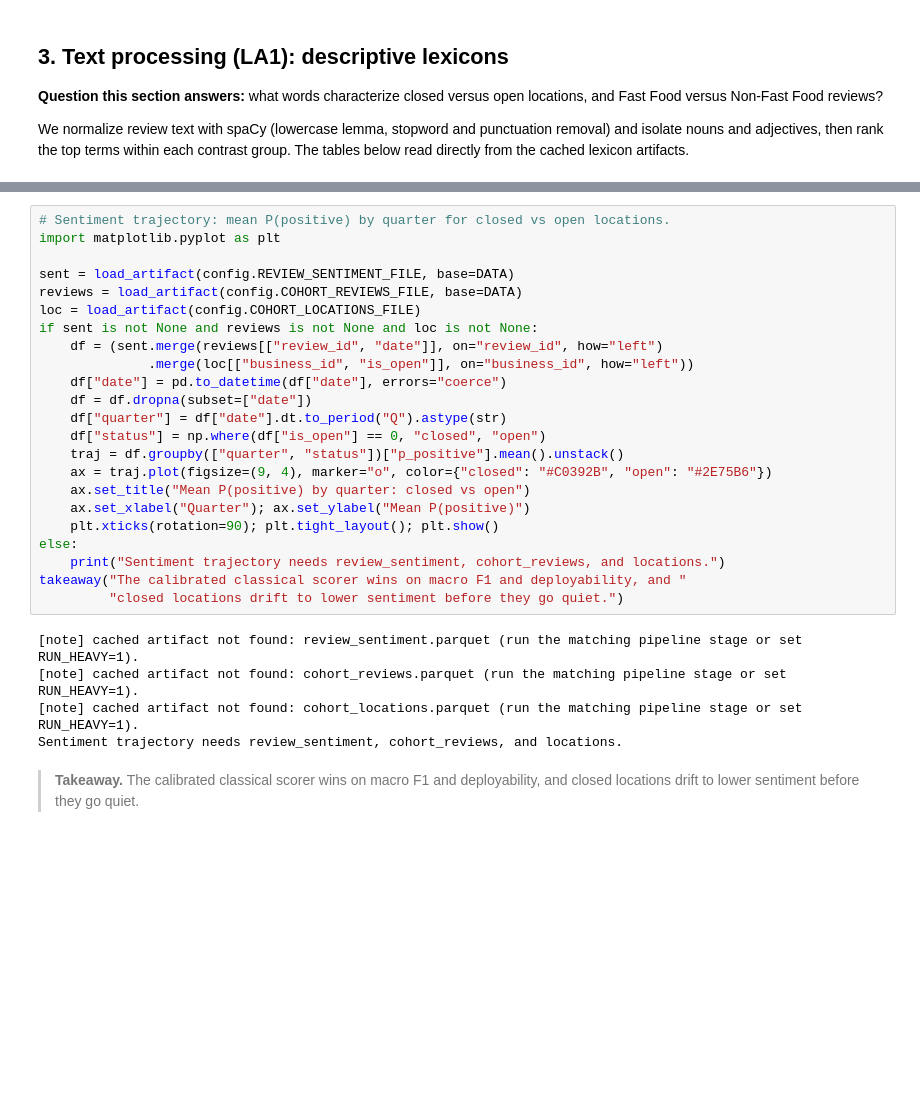
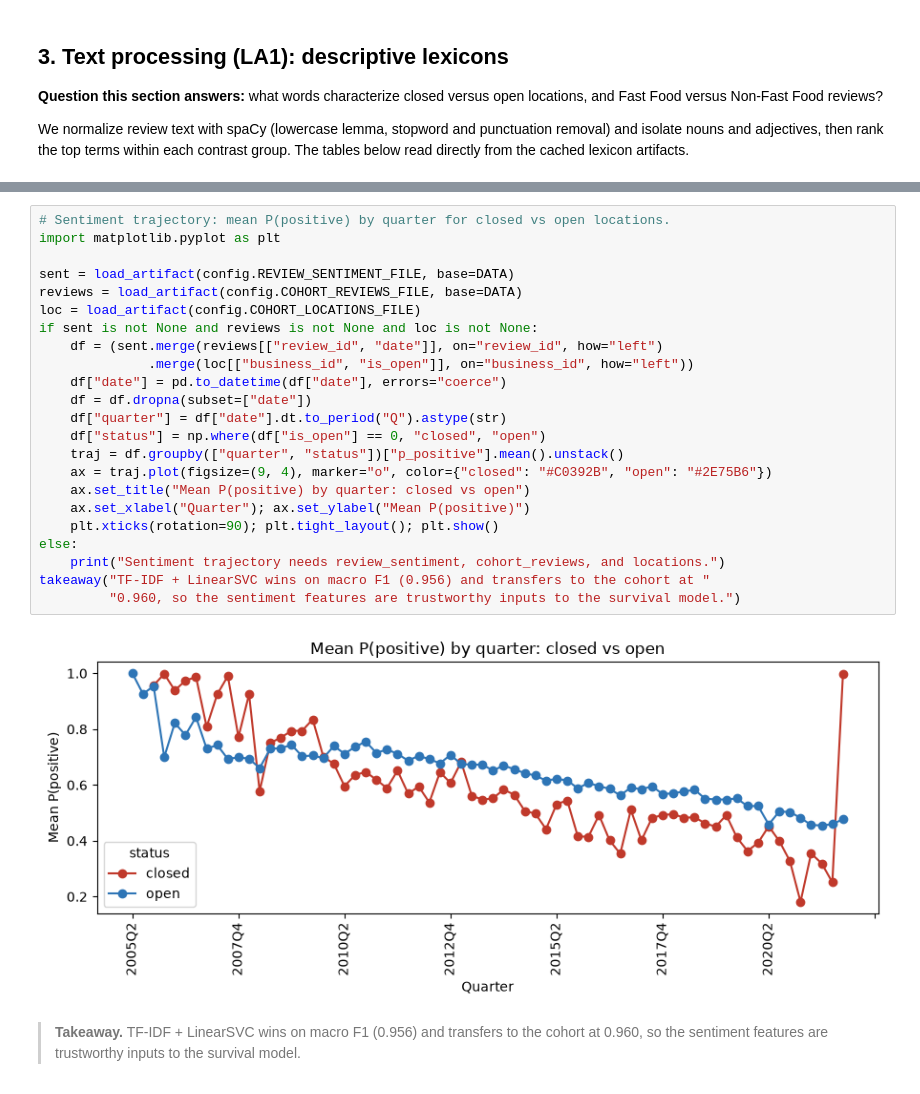
Before and after one commit to SyedHunainAkbar/location-risk-radar, a Jupyter notebook: notebooks/Location_Risk_Radar_Final.ipynb, the cells around one changed output, grey strips where cells are left out. Drawn from its saved outputs; the diff is of its cells as text; blank space fills up the shorter version.

```diff
--- a/notebooks/Location_Risk_Radar_Final.ipynb
+++ b/notebooks/Location_Risk_Radar_Final.ipynb
@@ -381,32 +455,29 @@ Run pipeline/02c_corpus_sentiment.py for the non-cohort + transfer test.
 # %%
 # Sentiment trajectory: mean P(positive) by quarter for closed vs open locations.
 import matplotlib.pyplot as plt
 
 sent = load_artifact(config.REVIEW_SENTIMENT_FILE, base=DATA)
 reviews = load_artifact(config.COHORT_REVIEWS_FILE, base=DATA)
 loc = load_artifact(config.COHORT_LOCATIONS_FILE)
 if sent is not None and reviews is not None and loc is not None:
     df = (sent.merge(reviews[["review_id", "date"]], on="review_id", how="left")
               .merge(loc[["business_id", "is_open"]], on="business_id", how="left"))
     df["date"] = pd.to_datetime(df["date"], errors="coerce")
     df = df.dropna(subset=["date"])
     df["quarter"] = df["date"].dt.to_period("Q").astype(str)
     df["status"] = np.where(df["is_open"] == 0, "closed", "open")
     traj = df.groupby(["quarter", "status"])["p_positive"].mean().unstack()
     ax = traj.plot(figsize=(9, 4), marker="o", color={"closed": "#C0392B", "open": "#2E75B6"})
     ax.set_title("Mean P(positive) by quarter: closed vs open")
     ax.set_xlabel("Quarter"); ax.set_ylabel("Mean P(positive)")
     plt.xticks(rotation=90); plt.tight_layout(); plt.show()
 else:
     print("Sentiment trajectory needs review_sentiment, cohort_reviews, and locations.")
-takeaway("The calibrated classical scorer wins on macro F1 and deployability, and "
-         "closed locations drift to lower sentiment before they go quiet.")
+takeaway("TF-IDF + LinearSVC wins on macro F1 (0.956) and transfers to the cohort at "
+         "0.960, so the sentiment features are trustworthy inputs to the survival model.")
 # %% [output]
-[note] cached artifact not found: review_sentiment.parquet (run the matching pipeline stage or set RUN_HEAVY=1).
-[note] cached artifact not found: cohort_reviews.parquet (run the matching pipeline stage or set RUN_HEAVY=1).
-[note] cached artifact not found: cohort_locations.parquet (run the matching pipeline stage or set RUN_HEAVY=1).
-Sentiment trajectory needs review_sentiment, cohort_reviews, and locations.
+[figure, added]
-> **Takeaway.** The calibrated classical scorer wins on macro F1 and deployability, and closed locations drift to lower sentiment before they go quiet.
+> **Takeaway.** TF-IDF + LinearSVC wins on macro F1 (0.956) and transfers to the cohort at 0.960, so the sentiment features are trustworthy inputs to the survival model.
 # %% [markdown]
 ## 5. Complaint themes (LA4): BERTopic
 
```
Also changed, not shown: parts of 45 cells of this notebook, 2 other files.
